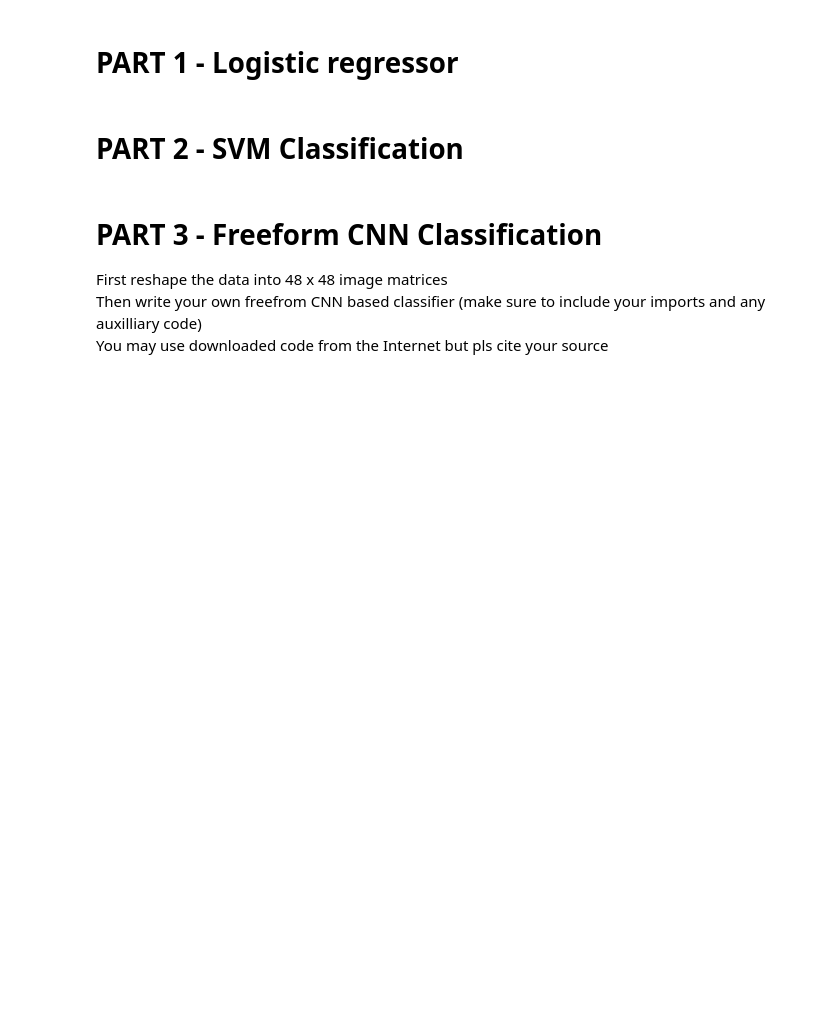
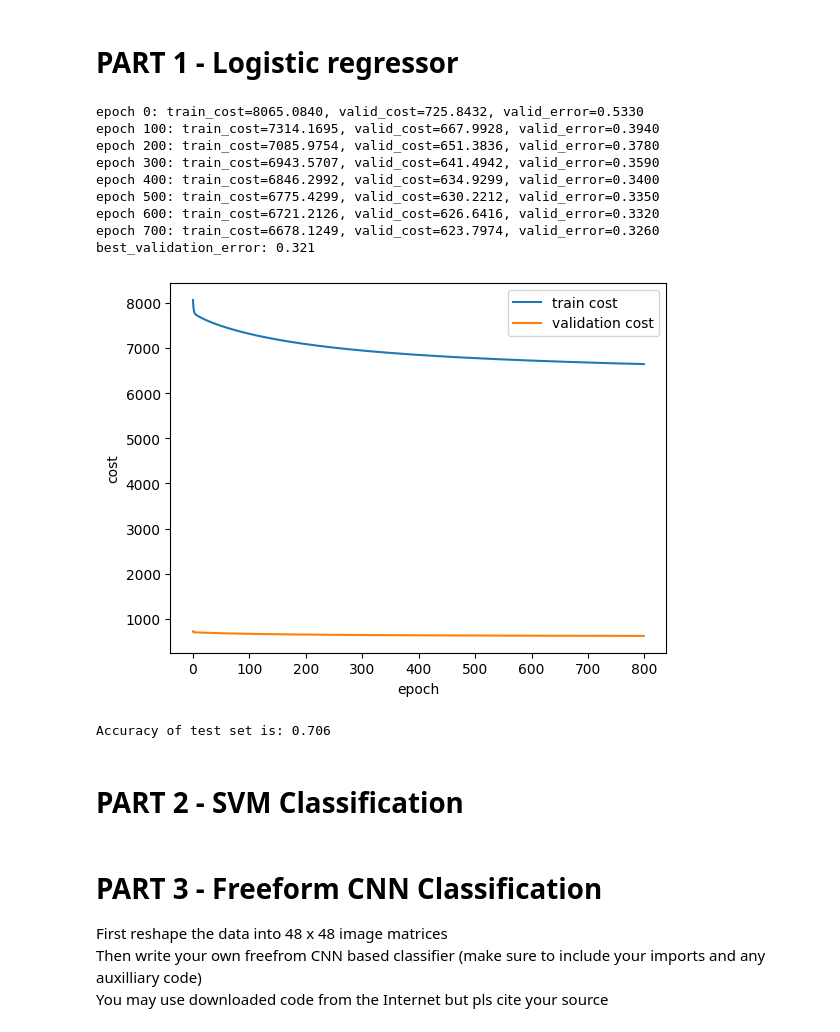
Before and after one commit to aryaa-deshpande/Pattern-Recognition-LRnNN, a Jupyter notebook: Homework2.ipynb, the cells around one changed output. Drawn from its saved outputs; the diff is of its cells as text; code cells hidden in the pictures; blank space fills up the shorter version.

```diff
--- a/Homework2.ipynb
+++ b/Homework2.ipynb
@@ -75,12 +106,25 @@ class LRClass(object):
 # %%
 #Call your logistic regression class and train your object
 X, Y = getBinaryfer13Data('fer3and4train.csv')
 lrObj = LRClass()
-lrObj.train(X, Y, epochs = 1)
+lrObj.train(X, Y, epochs = 800)
 
 #(viii) After successfully training, apply the learned model on the test dataset
 testX, testY = getBinaryfer13Data('fer3and4test.csv')
-print("Accuracy of test set is: ")
+test_accuracy = lrObj.score(testX, testY)
+print("Accuracy of test set is:", test_accuracy)
+# %% [output]
+epoch 0: train_cost=8065.0840, valid_cost=725.8432, valid_error=0.5330
+epoch 100: train_cost=7314.1695, valid_cost=667.9928, valid_error=0.3940
+epoch 200: train_cost=7085.9754, valid_cost=651.3836, valid_error=0.3780
+epoch 300: train_cost=6943.5707, valid_cost=641.4942, valid_error=0.3590
+epoch 400: train_cost=6846.2992, valid_cost=634.9299, valid_error=0.3400
+epoch 500: train_cost=6775.4299, valid_cost=630.2212, valid_error=0.3350
+epoch 600: train_cost=6721.2126, valid_cost=626.6416, valid_error=0.3320
+epoch 700: train_cost=6678.1249, valid_cost=623.7974, valid_error=0.3260
+best_validation_error: 0.321
+[figure, added]
+Accuracy of test set is: 0.706
 # %% [markdown]
 # PART 2 - SVM Classification
 # %%
```
Also changed, not shown: parts of 2 cells of this notebook.
